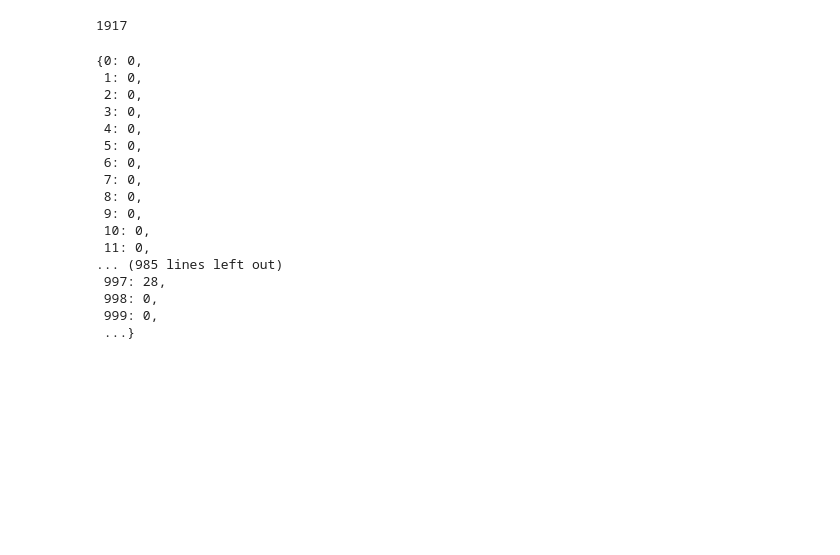
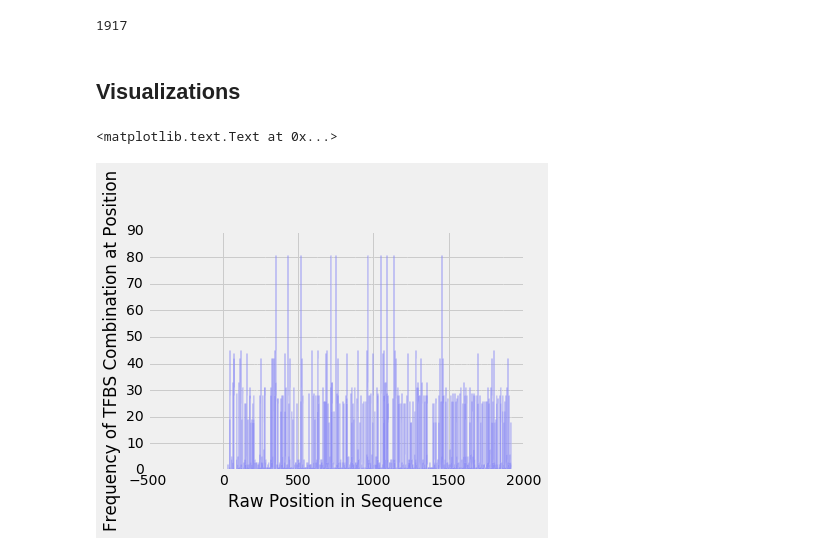
Before and after one commit to DiscoveryDNA/TFBS_presence, a Jupyter notebook: code/Motif_Scoring_and_Extraction.ipynb, the cells around one changed output. Cells and saved outputs as stored; diff of their text form; code cells hidden in the pictures; blank space fills up the shorter version.

Commit message:
Added visualizations + results

```diff
--- a/code/Motif_Scoring_and_Extraction.ipynb
+++ b/code/Motif_Scoring_and_Extraction.ipynb
@@ -732,23 +737,16 @@ for i in range(len(positions)):
         vector[i] = counts_at_positions["Count"][i]
     else:
         vector[i] = 0
-# %%
-vector
-# %% [output]
-{0: 0,
- 1: 0,
- 2: 0,
- 3: 0,
- 4: 0,
- 5: 0,
- 6: 0,
- 7: 0,
- 8: 0,
- 9: 0,
- 10: 0,
- 11: 0,
-... (985 lines left out)
- 997: 28,
- 998: 0,
- 999: 0,
- ...}
+# %% [markdown]
+## Visualizations
+# %%
+pos = list(vector.keys())
+y_pos = np.arange(len(pos))
+freqs = list(vector.values())
+
+plt.bar(y_pos, freqs, align='center', alpha=0.5, width = 3)
+plt.xlabel("Raw Position in Sequence")
+plt.ylabel("Frequency of TFBS Combination at Position")
+# %% [output]
+<matplotlib.text.Text at 0x...>
+[figure, added]
```
Also changed, not shown: parts of 6 cells of this notebook.
